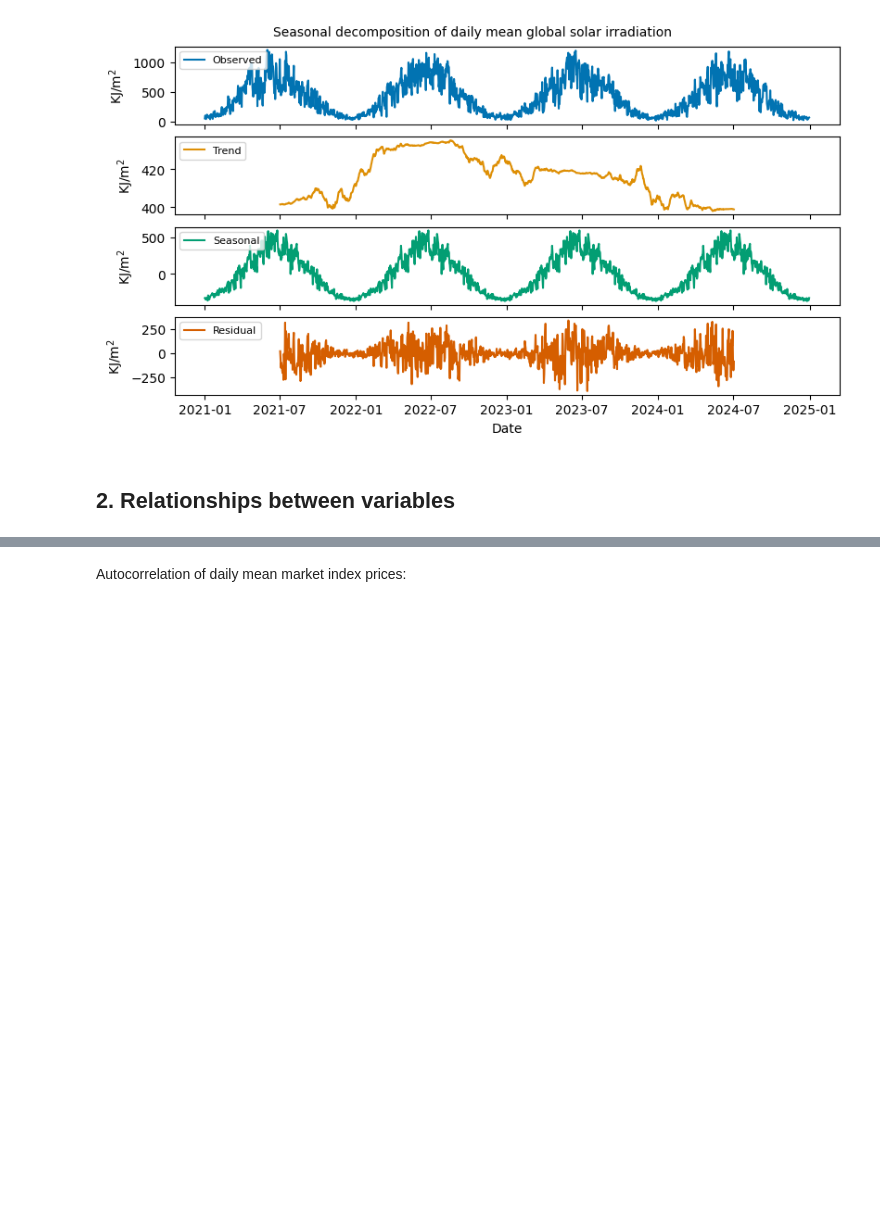
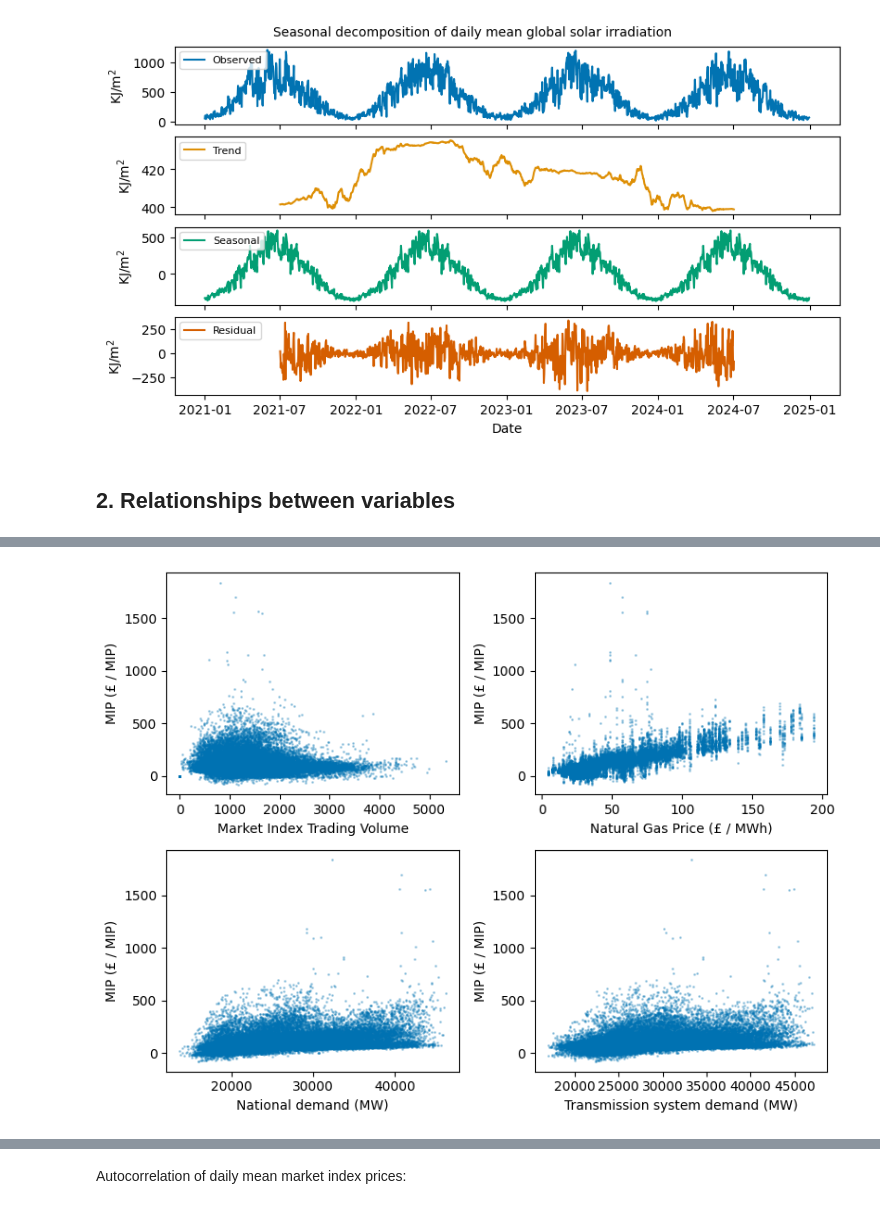
Before and after one commit to christianfenton/electricity_pricing, a Jupyter notebook: notebooks/exploratory_analysis.ipynb, the cells around one changed output, grey strips where cells are left out. Drawn from its saved outputs; the diff is of its cells as text; code cells hidden in the pictures; blank space fills up the shorter version.

```diff
--- a/notebooks/exploratory_analysis.ipynb
+++ b/notebooks/exploratory_analysis.ipynb
@@ -373,0 +394,6 @@ plt.show()
+# %%
+# Merge dataframes:
+df_electricity['startTime'] = pd.to_datetime(df_electricity['startTime']).dt.tz_localize(None)
+df_avg_locations['ob_time'] = pd.to_datetime(df_avg_locations['ob_time']).dt.tz_localize(None)
+df_tmp = df_avg_locations.rename(columns={'ob_time': 'startTime'})
+df_merged = df_electricity.merge(df_tmp, on='startTime', how='inner') # merge
@@ -373,0 +402,75 @@ plt.show()
+# %%
+market_variables = {
+    'marketIndexTradingVolume': 'Market Index Trading Volume',
+    'naturalGasPrice': 'Natural Gas Price (£ / MWh)',
+    'INDO': 'National demand (MW)',
+    'ITSO': 'Transmission system demand (MW)'
+}
+
+generation_variables = {
+    'generationTotal': 'Total Generation (MW)',
+    'WIND': 'Wind Generation (MW)',
+    'SOLAR': 'Solar Generation (MW)',
+    'GAS': 'Gas Generation (MW)',
+    'NUCLEAR': 'Nuclear Generation (MW)',
+    'BIOMASS': 'Biomass Generation (MW)',
+    'COAL': 'Coal Generation (MW)',
+    'INTER': 'Interconnector Flow (MW)'
+}
+
+weather_variables = {
+    'glbl_irad_amt': 'Solar Irradiation (KJ/m^2)',
+    'visibility': 'Visibility (decametres)',
+    'wind_speed': 'Wind Speed (m/s)',
+    'air_temperature': 'Air Temperature (degC)'
+}
+
+variables = market_variables | generation_variables | weather_variables
+
+variables = {
+    # market variables
+    'marketIndexTradingVolume': 'Market Index Trading Volume',
+    'naturalGasPrice': 'Natural Gas Price',
+    'INDO': 'National demand',
+    'ITSO': 'Transmission system demand',
+    # generation variables
+    'generationTotal': 'Total Generation',
+    'WIND': 'Wind Generation',
+    'SOLAR': 'Solar Generation',
+    'GAS': 'Gas Generation',
+    'NUCLEAR': 'Nuclear Generation',
+    'BIOMASS': 'Biomass Generation',
+    'COAL': 'Coal Generation',
+    'INTER': 'Interconnector Flow',
+    # weather variables
+    'glbl_irad_amt': 'Solar Irradiation',
+    'visibility': 'Visibility',
+    'wind_speed': 'Wind Speed',
+    'air_temperature': 'Air Temperature'
+}
+
+target = 'marketIndexPrice'
+target_string = 'MIP (£ / MIP)'
+
+fig, axes = plt.subplots(2, 2, layout='tight', figsize=(8, 6))
+for (ax, (var, label)) in zip(axes.flat, market_variables.items()):
+    ax.scatter(df_merged[var], df_merged[target], alpha=0.3, s=1)
+    ax.set_xlabel(label)
+    ax.set_ylabel(target_string, fontsize=10)
+plt.show()
+
+fig, axes = plt.subplots(4, 2, layout='tight', figsize=(8, 12))
+for (ax, (var, label)) in zip(axes.flat, generation_variables.items()):
+    ax.scatter(df_merged[var], df_merged[target], alpha=0.3, s=1)
+    ax.set_xlabel(label)
+    ax.set_ylabel(target_string, fontsize=10)
+plt.show()
+
+fig, axes = plt.subplots(2, 2, layout='tight', figsize=(8, 6))
+for (ax, (var, label)) in zip(axes.flat, weather_variables.items()):
+    ax.scatter(df_merged[var], df_merged[target], alpha=0.3, s=1)
+    ax.set_xlabel(label)
+    ax.set_ylabel(target_string, fontsize=10)
+plt.show()
+# %% [output]
+[figure, added]
```
Also changed, not shown: parts of 23 cells of this notebook, 3 other files.
